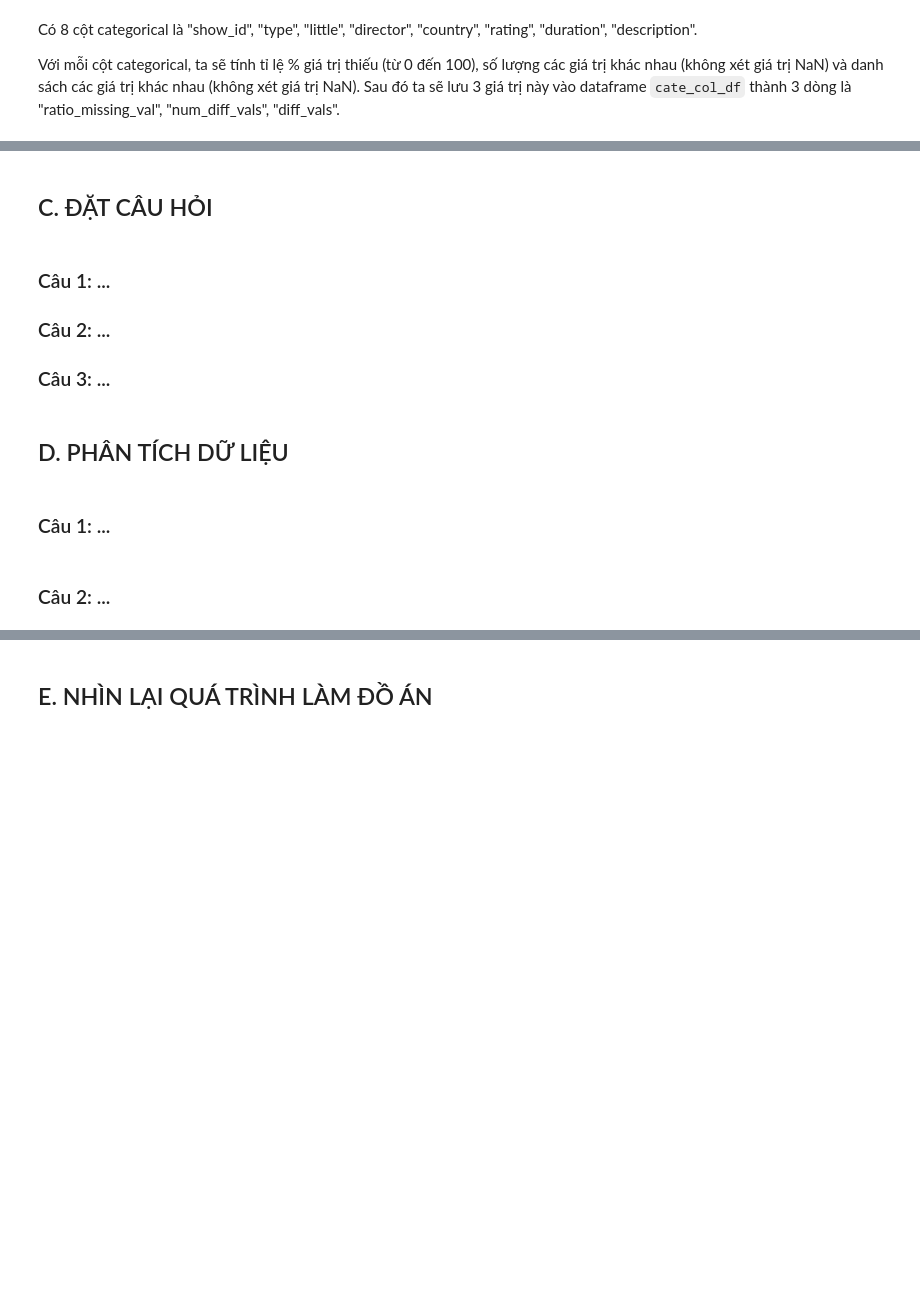
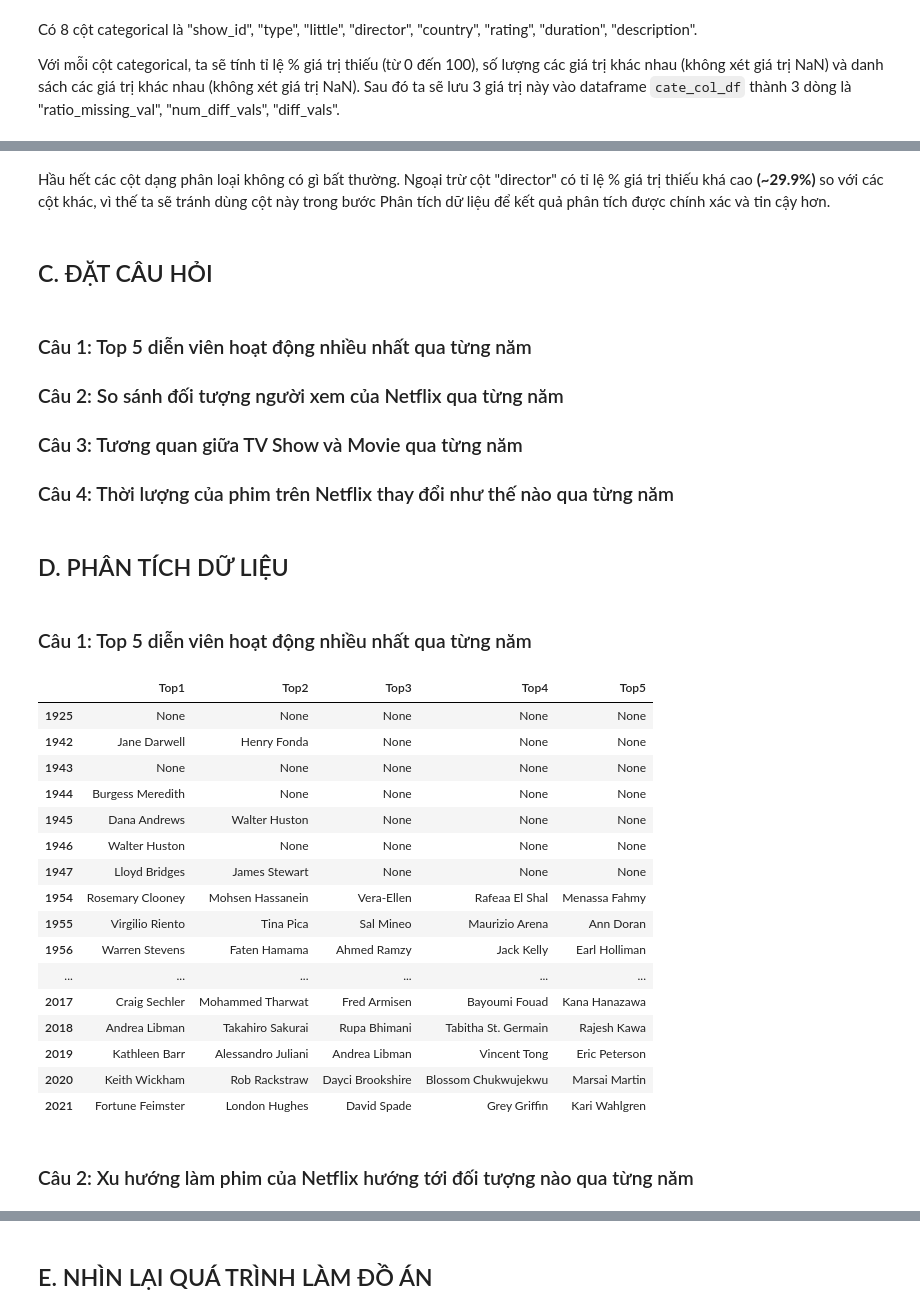
Before and after one commit to vt-khang/LTCKHDL-FinalProject, a Jupyter notebook: DNCK.ipynb, the cells around one changed output, grey strips where cells are left out. Cells and saved outputs as stored; diff of their text form; code cells hidden in the pictures; blank space fills up the shorter version.

```diff
--- a/DNCK.ipynb
+++ b/DNCK.ipynb
@@ -191,13 +191,42 @@ cate_col_df
 | ratio_missing_val | 0.0 | 0.0 | 0.0 | 29.908028 | 9.435676 | 0.045418 | 0.034064 | 0.0 |
 | num_diff_vals | 8807 | 2 | 8807 | 4528 | 748 | 17 | 220 | 8775 |
 | diff_vals | [s1, s2, s3, s4, s5, s6, s7, s8, ... | [Movie, TV Show] | [Dick Johnson Is Dead, Blood & Wa... | [Kirsten Johnson, Julien Leclercq... | [United States, South Africa, Ind... | [PG-13, TV-MA, PG, TV-14, TV-PG, ... | [90 min, 2 Seasons, 1 Season, 91 ... | [As her father nears the end of h... |
+# %% [markdown]
+Hầu hết các cột dạng phân loại không có gì bất thường. Ngoại trừ cột "director" có tỉ lệ % giá trị thiếu khá cao **(~29.9%)** so với các cột khác, vì thế ta sẽ tránh dùng cột này trong bước Phân tích dữ liệu để kết quả phân tích được chính xác và tin cậy hơn.
 # %% [markdown]
 ## C. ĐẶT CÂU HỎI
 # %% [markdown]
-### Câu 1: ...
-### Câu 2: ...
-### Câu 3: ...
+### Câu 1: Top 5 diễn viên hoạt động nhiều nhất qua từng năm
+### Câu 2: So sánh đối tượng người xem của Netflix qua từng năm
+### Câu 3: Tương quan giữa TV Show và Movie qua từng năm
+### Câu 4: Thời lượng của phim trên Netflix thay đổi như thế nào qua từng năm
 # %% [markdown]
 ## D. PHÂN TÍCH DỮ LIỆU
 # %% [markdown]
-### Câu 1: ...
+### Câu 1: Top 5 diễn viên hoạt động nhiều nhất qua từng năm
+# %%
+def col_cast_release_year(year, top=5):
+    return netflix_df[netflix_df['release_year'] == year]['cast'].explode().replace('', np.nan).dropna().value_counts()[:top].index
+year = np.sort(netflix_df['release_year'].unique())
+list_top5_cast = list(map(col_cast_release_year, year))
+df_top5_cast = pd.DataFrame(list_top5_cast, columns = ['Top1','Top2','Top3','Top4','Top5'], index = year)
+pd.options.display.max_rows = 999
+df_top5_cast
+# %% [output]
+|  | Top1 | Top2 | Top3 | Top4 | Top5 |
+| 1925 | None | None | None | None | None |
+| 1942 | Jane Darwell | Henry Fonda | None | None | None |
+| 1943 | None | None | None | None | None |
+| 1944 | Burgess Meredith | None | None | None | None |
+| 1945 | Dana Andrews | Walter Huston | None | None | None |
+| 1946 | Walter Huston | None | None | None | None |
+| 1947 | Lloyd Bridges | James Stewart | None | None | None |
+| 1954 | Rosemary Clooney | Mohsen Hassanein | Vera-Ellen | Rafeaa El Shal | Menassa Fahmy |
+| 1955 | Virgilio Riento | Tina Pica | Sal Mineo | Maurizio Arena | Ann Doran |
+| 1956 | Warren Stevens | Faten Hamama | Ahmed Ramzy | Jack Kelly | Earl Holliman |
+| ... | ... | ... | ... | ... | ... |
+| 2017 | Craig Sechler | Mohammed Tharwat | Fred Armisen | Bayoumi Fouad | Kana Hanazawa |
+| 2018 | Andrea Libman | Takahiro Sakurai | Rupa Bhimani | Tabitha St. Germain | Rajesh Kawa |
+| 2019 | Kathleen Barr | Alessandro Juliani | Andrea Libman | Vincent Tong | Eric Peterson |
+| 2020 | Keith Wickham | Rob Rackstraw | Dayci Brookshire | Blossom Chukwujekwu | Marsai Martin |
+| 2021 | Fortune Feimster | London Hughes | David Spade | Grey Griffin | Kari Wahlgren |
@@ -204,2 +235,2 @@ cate_col_df
 # %% [markdown]
-### Câu 2: ...
+### Câu 2: Xu hướng làm phim của Netflix hướng tới đối tượng nào qua từng năm
```
Also changed, not shown: parts of 10 cells of this notebook.
